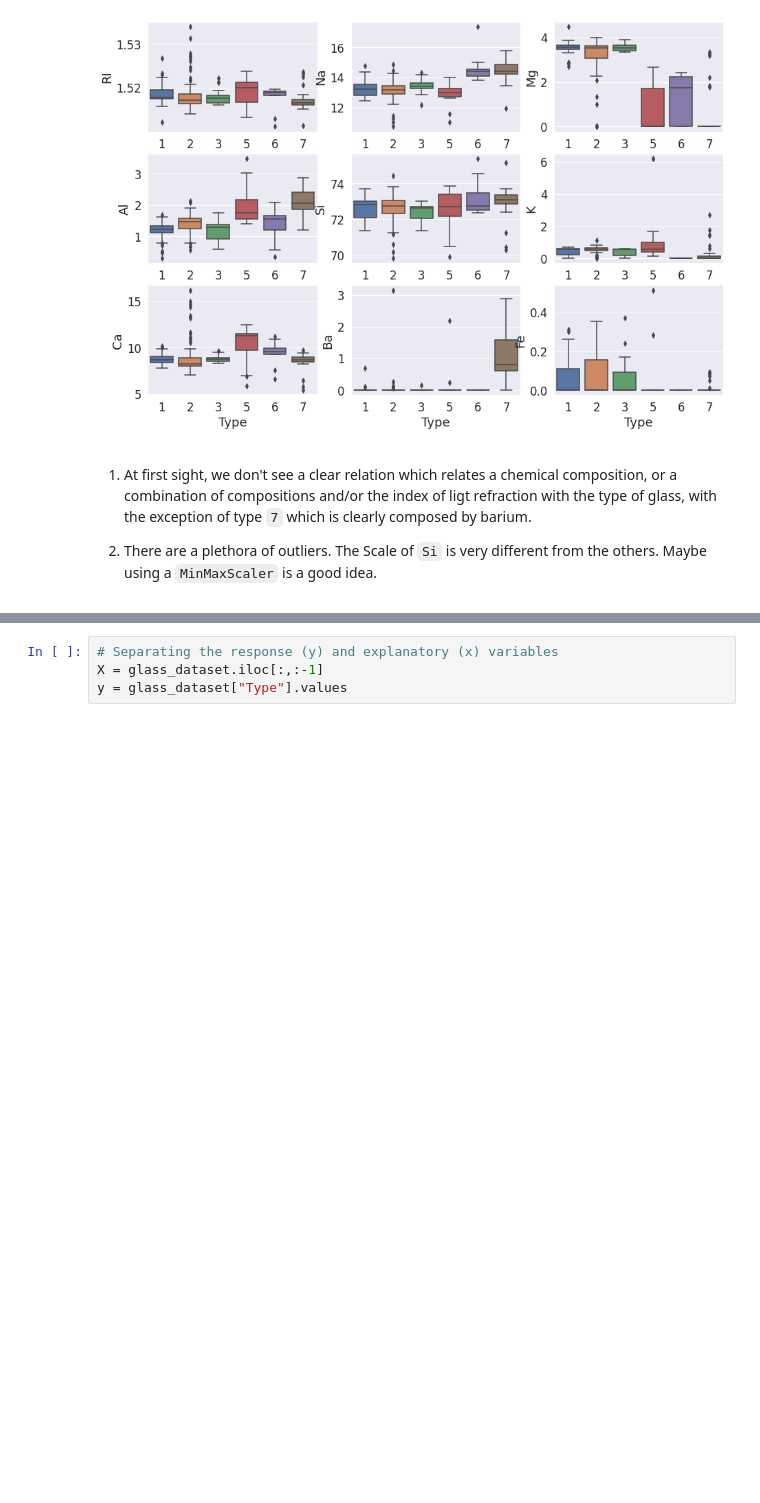
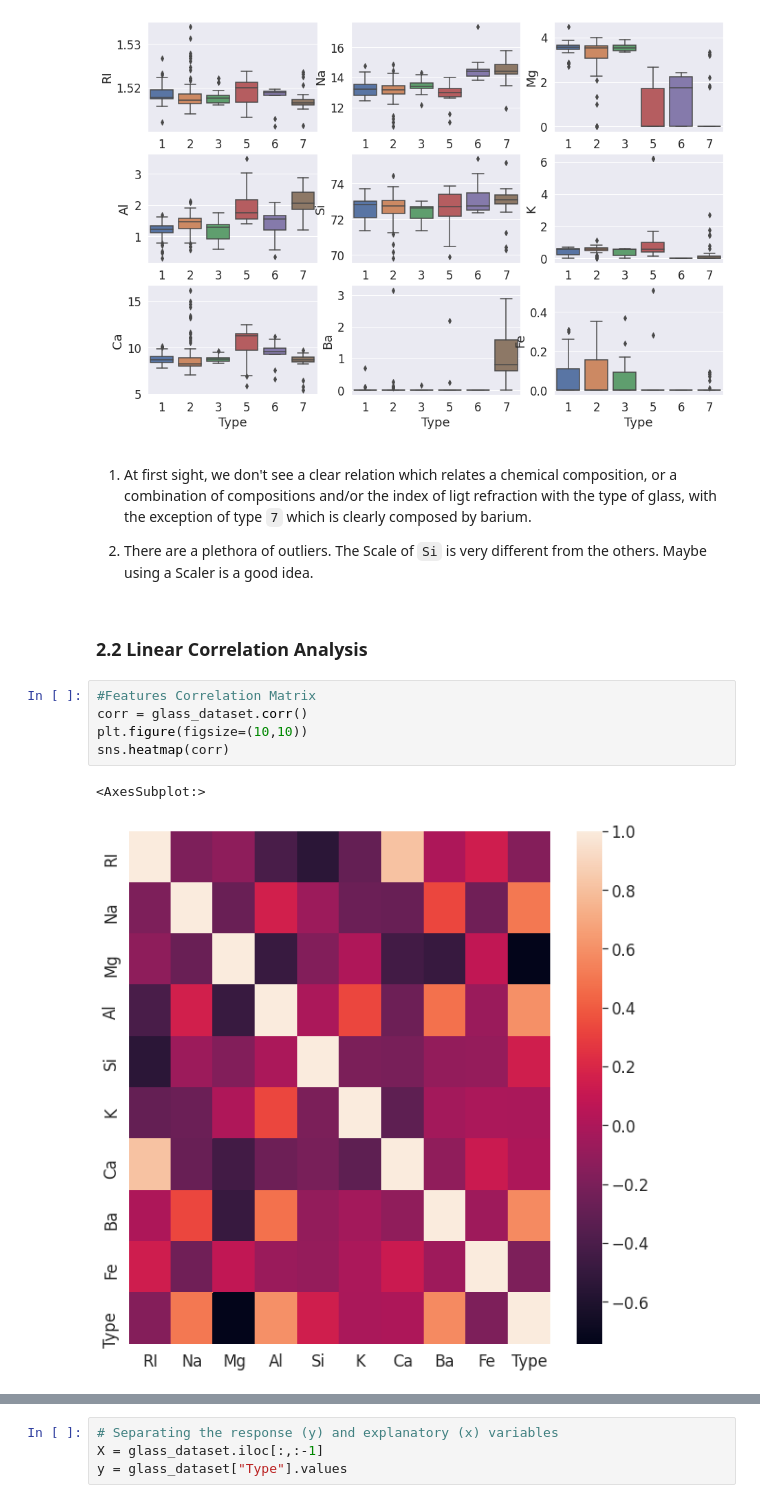
Before and after one commit to AI3Team/Glass_MIA3, a Jupyter notebook: Glass_MIA3.ipynb, the cells around one changed output, grey strips where cells are left out. Drawn from its saved outputs; the diff is of its cells as text; blank space fills up the shorter version.

```diff
--- a/Glass_MIA3.ipynb
+++ b/Glass_MIA3.ipynb
@@ -123,4 +126,14 @@ plt.show()
 # %% [markdown]
 1. At first sight, we don't see a clear relation which relates a chemical composition, or a combination of compositions and/or the index of ligt refraction with the type of glass, with the exception of type `7` which is clearly composed by barium.
 
-2. There are a plethora of outliers. The Scale of `Si` is very different from the others. Maybe using a `MinMaxScaler` is a good idea.
+2. There are a plethora of outliers. The Scale of `Si` is very different from the others. Maybe using a Scaler is a good idea.
+# %% [markdown]
+### 2.2 Linear Correlation Analysis
+# %%
+#Features Correlation Matrix
+corr = glass_dataset.corr()
+plt.figure(figsize=(10,10))
+sns.heatmap(corr)
+# %% [output]
+<AxesSubplot:>
+[figure, added]
```
Also changed, not shown: parts of 36 cells of this notebook, 1 other file.
